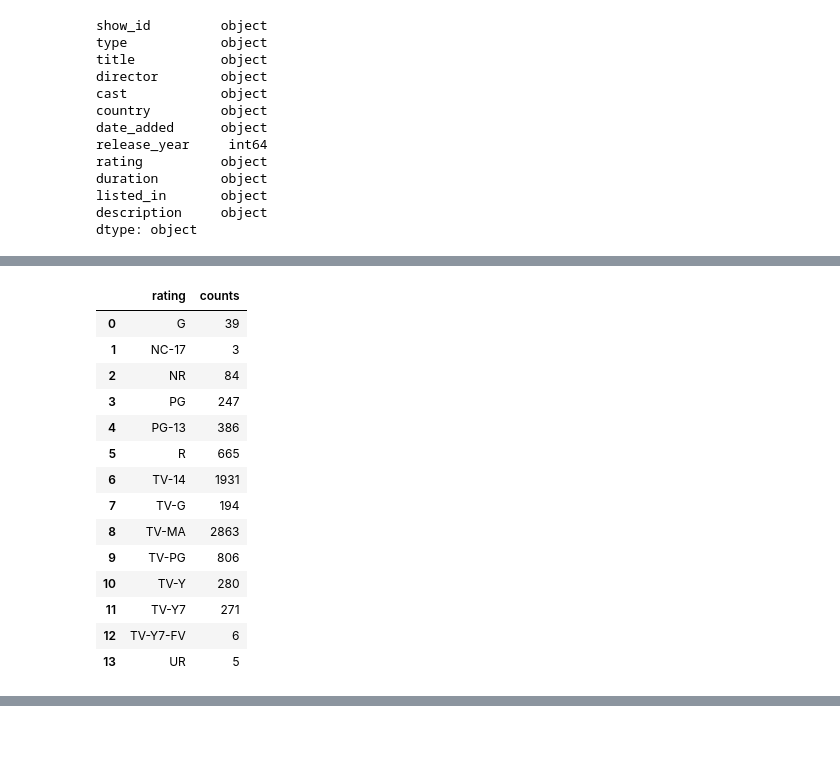
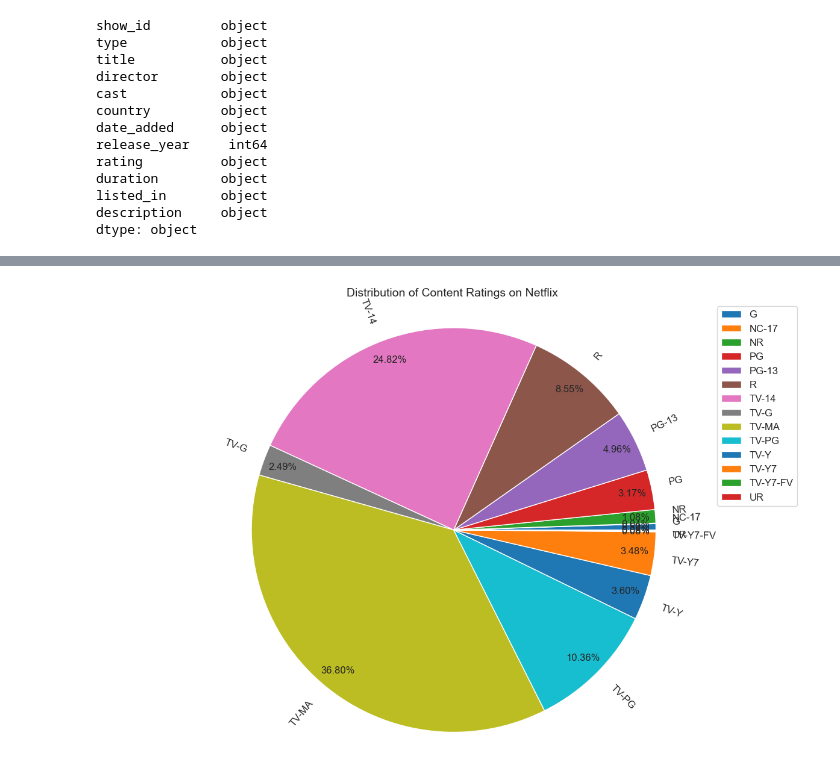
Before and after one commit to Madbroo/Data-Analysis, a Jupyter notebook: Netflix_Data_Analysis/Netflix.ipynb, the cells around one changed output, grey strips where cells are left out. Cells and saved outputs as stored; diff of their text form; code cells hidden in the pictures; blank space fills up the shorter version.

```diff
--- a/Netflix_Data_Analysis/Netflix.ipynb
+++ b/Netflix_Data_Analysis/Netflix.ipynb
@@ -128,20 +268,3 @@ df.director.value_counts().nlargest(10).plot(kind='bar', figsize=(15,10))
 # %%
-z = df.groupby(['rating']).size().reset_index(name='counts')
-z
+rating = df.groupby(['rating']).size().reset_index(name='counts')
-# %% [output]
-|  | rating | counts |
-| 0 | G | 39 |
-| 1 | NC-17 | 3 |
-| 2 | NR | 84 |
-| 3 | PG | 247 |
-| 4 | PG-13 | 386 |
-| 5 | R | 665 |
-| 6 | TV-14 | 1931 |
-| 7 | TV-G | 194 |
-| 8 | TV-MA | 2863 |
-| 9 | TV-PG | 806 |
-| 10 | TV-Y | 280 |
-| 11 | TV-Y7 | 271 |
-| 12 | TV-Y7-FV | 6 |
-| 13 | UR | 5 |
 # %%
@@ -151,3 +274,17 @@ pieChart = px.pie(z, values='counts', names='rating',
 pieChart.show()
 # %% [output]
 [interactive output not drawn]
+# %%
+labels = list(z['rating'])
+# explode=(0.7,0.7,0.7,0,0,0,0,0,0,0,0,0,0.7,0.7)
+
+fig1, ax1 = plt.subplots(figsize=(15,10))
+ax1.pie(list(z['counts']), explode=None, labels=labels, labeldistance=1.08,
+        autopct='%1.2f%%', pctdistance=0.9, radius=2, rotatelabels=True,
+        shadow=False, startangle=0)
+
+ax1.axis('equal')  # Equal aspect ratio ensures that pie is drawn as a circle.
+ax1.legend(loc='best')
+ax1.set_title('Distribution of Content Ratings on Netflix');
+# %% [output]
+[figure, added]
```
Also changed, not shown: parts of 32 cells of this notebook.
